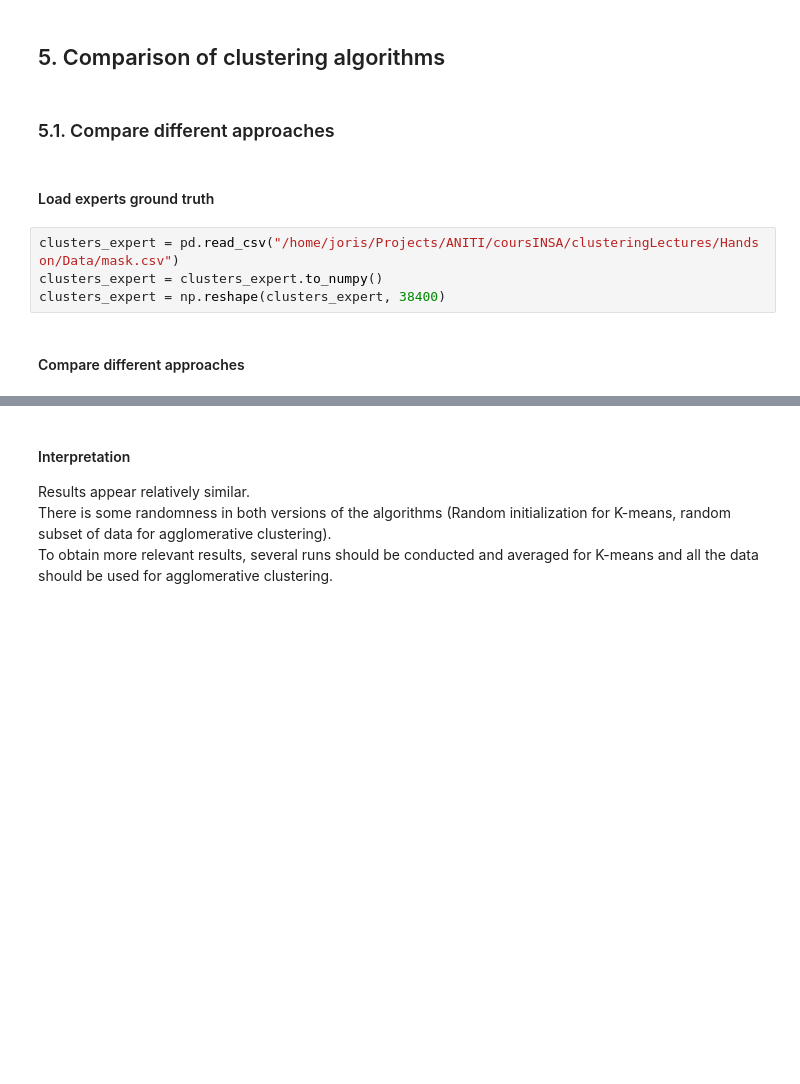
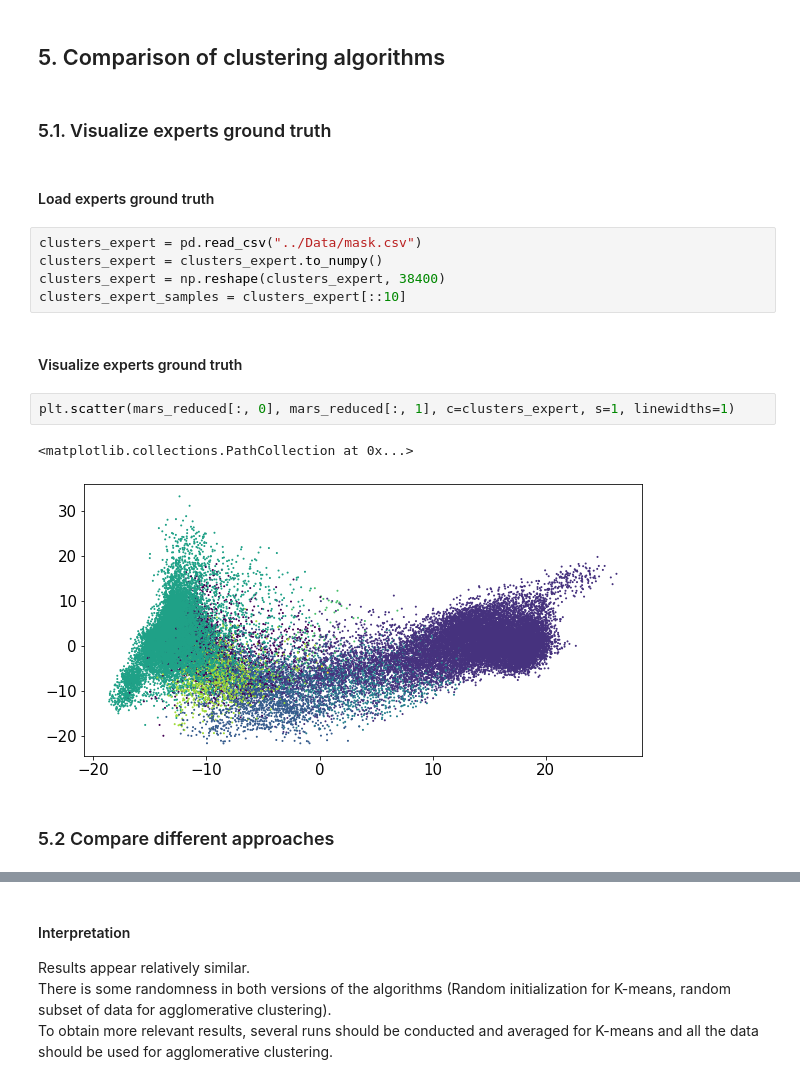
Before and after one commit to jorisguerin/clusteringLectures, a Jupyter notebook: Hands on/Solutions/HandsOn_MARS.ipynb, the cells around one changed output, grey strips where cells are left out. Cells and saved outputs as stored; diff of their text form; blank space fills up the shorter version.

```diff
--- a/Hands on/Solutions/HandsOn_MARS.ipynb
+++ b/Hands on/Solutions/HandsOn_MARS.ipynb
@@ -347,15 +397,23 @@ plt.scatter(mars_reduced_samples[:, 0], mars_reduced_samples[:, 1], c=clusters_a
 # %% [markdown]
 ## 5. Comparison of clustering algorithms
 # %% [markdown]
-### 5.1. Compare different approaches
+### 5.1. Visualize experts ground truth
 # %% [markdown]
 #### Load experts ground truth
 # %%
-clusters_expert = pd.read_csv("/home/joris/Projects/ANITI/coursINSA/clusteringLectures/Hands on/Data/mask.csv")
+clusters_expert = pd.read_csv("../Data/mask.csv")
 clusters_expert = clusters_expert.to_numpy()
 clusters_expert = np.reshape(clusters_expert, 38400)
+clusters_expert_samples = clusters_expert[::10]
+# %% [markdown]
+#### Visualize experts ground truth
+# %%
+plt.scatter(mars_reduced[:, 0], mars_reduced[:, 1], c=clusters_expert, s=1, linewidths=1)
+# %% [output]
+<matplotlib.collections.PathCollection at 0x...>
+[figure, added]
 # %% [markdown]
-#### Compare different approaches
+### 5.2 Compare different approaches
 # %%
 print("Results for K-means applied on first three dimensions of PCA")
 print("FM :", fowlkes_mallows_score(clusters_pca, clusters_expert))
```
Also changed, not shown: parts of 29 cells of this notebook.
